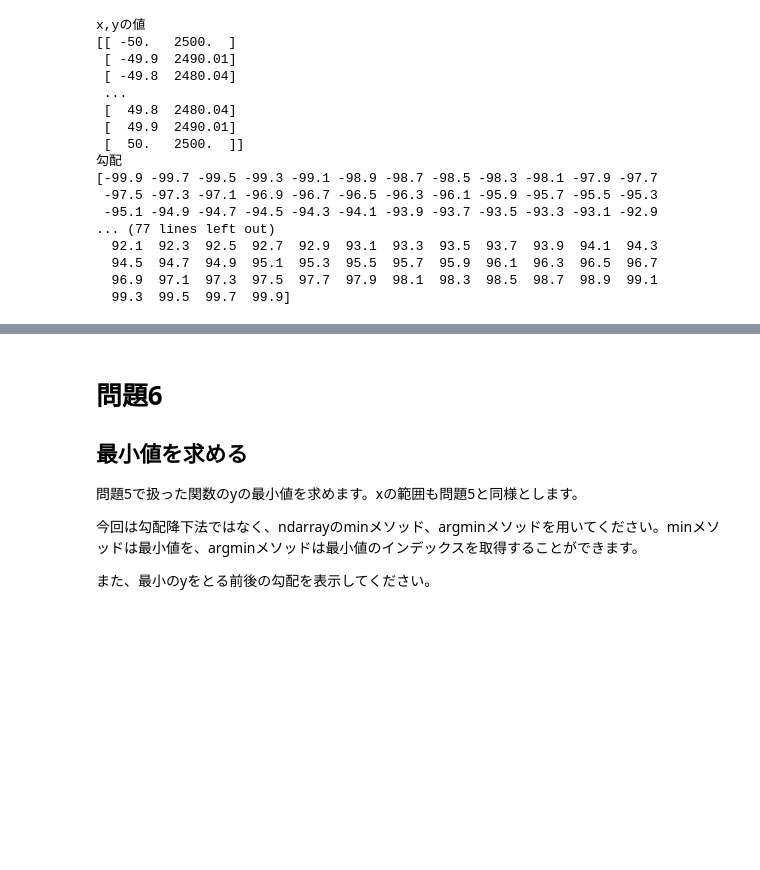
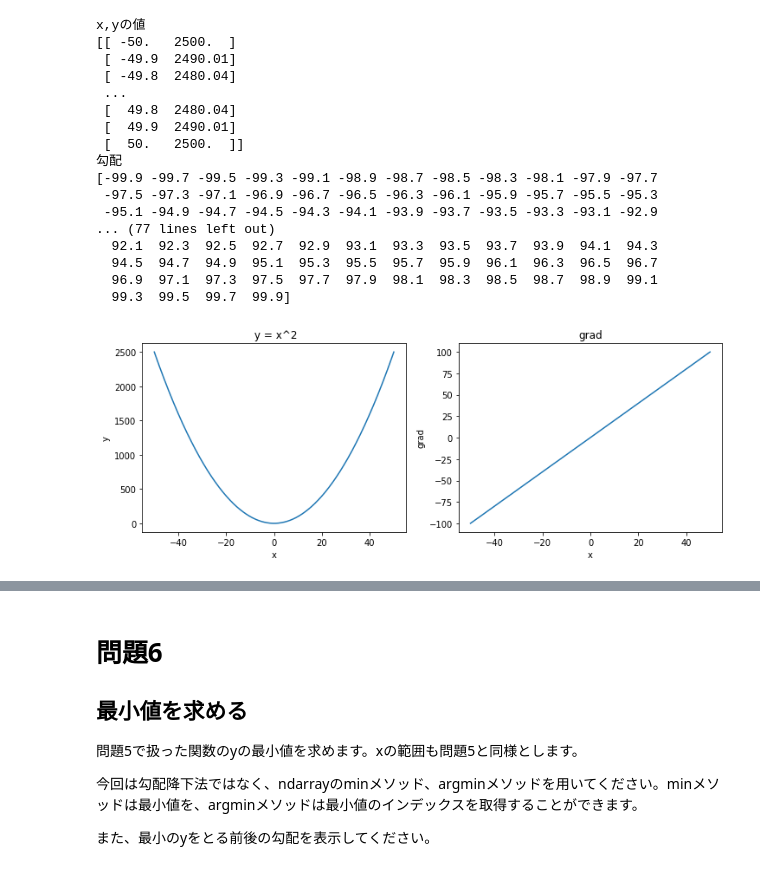
Before and after one commit to Mishiba-Toshihiro/diveintocode-ml, a Jupyter notebook: Week2 授業課題1 二次元配列と勾配問題.ipynb, the cells around one changed output, grey strips where cells are left out. Drawn from its saved outputs; the diff is of its cells as text; code cells hidden in the pictures; blank space fills up the shorter version.

```diff
--- a/Week2 授業課題1 二次元配列と勾配問題.ipynb
+++ b/Week2 授業課題1 二次元配列と勾配問題.ipynb
@@ -180,3 +180,26 @@ x,yの値
   94.5  94.7  94.9  95.1  95.3  95.5  95.7  95.9  96.1  96.3  96.5  96.7
   96.9  97.1  97.3  97.5  97.7  97.9  98.1  98.3  98.5  98.7  98.9  99.1
   99.3  99.5  99.7  99.9]
+# %%
+# y = x^2のグラフ化
+
+fig = plt.figure(figsize=(12,4))
+ax1 = plt.subplot(1, 2, 1)
+ax2 = plt.subplot(1, 2, 2)
+
+# y = x^2
+ax1.set_xlabel("x")
+ax1.set_ylabel("y")
+ax1.set_title(" y = x^2")
+ax1.plot(array_xy[:,0], array_xy[:,1])
+
+# grad
+ax2.set_xlabel("x")
+ax2.set_ylabel("grad")
+ax2.set_title("grad")
+# 要素数を合わせる
+ax2.plot(array_xy[:-1,0], gradient)
+
+plt.show()
+# %% [output]
+[figure, added]
```
Also changed, not shown: parts of 7 cells of this notebook.
